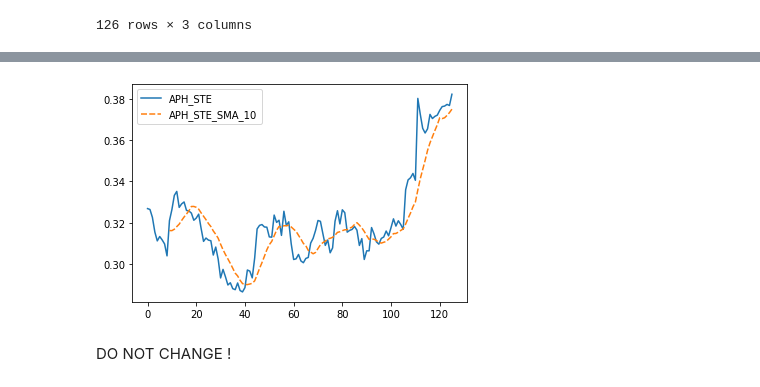
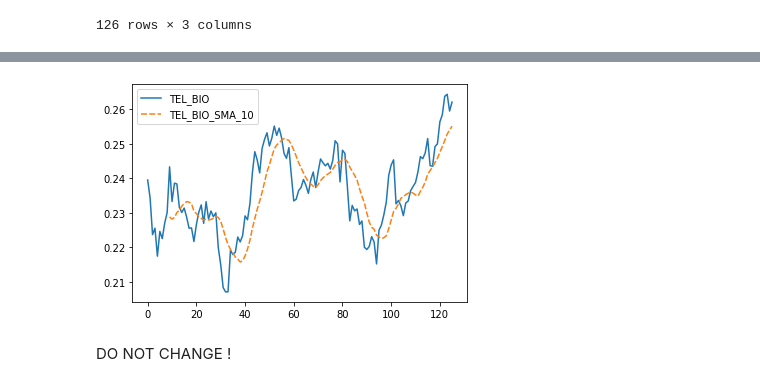
Before and after one commit to greengamma/long-short-trade-ideas-generator, a Jupyter notebook: notebooks/xg_model.ipynb, the cells around one changed output, grey strips where cells are left out. Saved outputs shown, nothing was run; the diff lists cells and outputs as text; code cells hidden in the pictures.

```diff
--- a/notebooks/xg_model.ipynb
+++ b/notebooks/xg_model.ipynb
@@ -19,9 +19,3 @@ df = pd.read_csv('../../long_short_local/raw_data/cleaned_data.csv')
 # %%
 # convert 'Date' column to datetime values
 df['Date'] = pd.to_datetime(df['Date'].str[:10])
-# %%
-# iterate over the list of columns to compute SMA
-for ratio in df.columns:
-    sma10 = pd.DataFrame(ta.sma(df[[ratio]], length=10))
-    print(sma10.head(2))
-    #new_df = pd.concat([new_df, sma10], axis=1, ignore_index=False)
@@ -46,8 +22,3 @@ Index: []
-# %%
-df = pd.read_csv('../../long_short_local/raw_data/cleaned_data.csv')
-# %%
-# convert 'Date' column to datetime values
-df['Date'] = pd.to_datetime(df['Date'].str[:10])
 # %%
 sma_10_df_prep = pd.DataFrame(df['Date'])
 
@@ -86,4 +57,4 @@ sma_10_df.iloc[:, :3]
 | 125 | 2022-08-23 | 0.262075 | 0.255071 |
 126 rows × 3 columns
 # %%
-sma_10_df.set_index('Date', inplace=True)
+#sma_10_df.set_index('Date', inplace=True)
@@ -90,7 +71,7 @@ sma_10_df.set_index('Date', inplace=True)
 # %%
-sns.lineplot(data=sma_10_df.iloc[:, 18:21]);
+sns.lineplot(data=sma_10_df.iloc[:, :3]);
 # %% [output]
-[figure, old version]
+[figure, new version]
 # %% [markdown]
 DO NOT CHANGE !
 # %%
```
Also changed, not shown: parts of 6 cells of this notebook.
